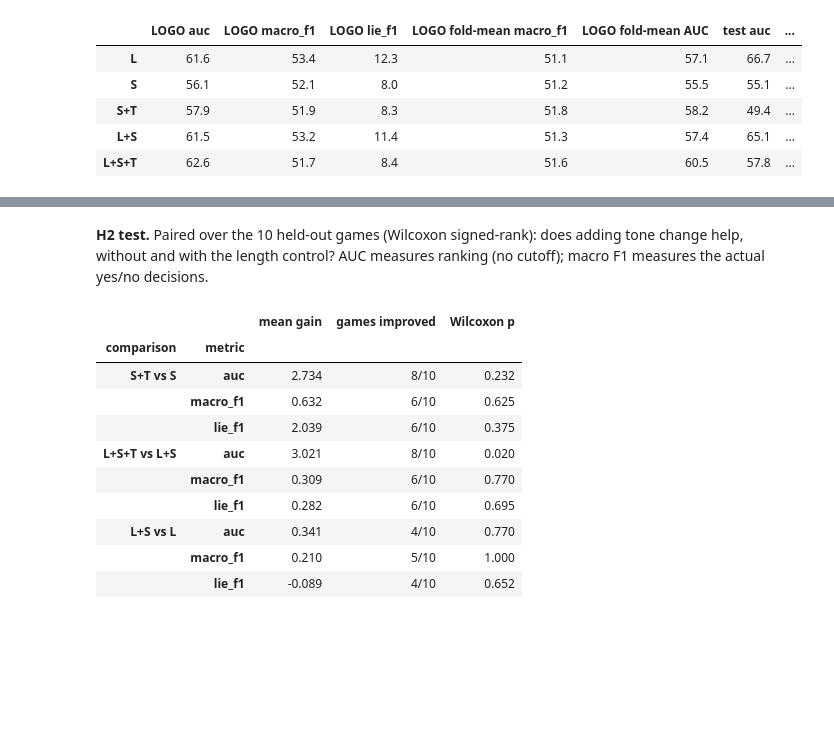
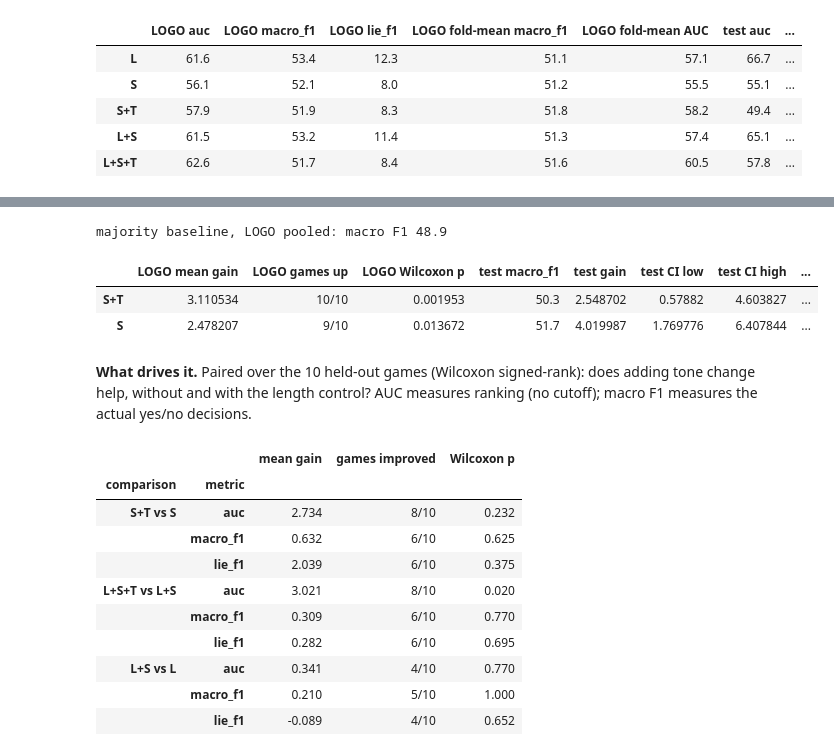
Before and after one commit to pelnd/cs415-deception-detection, a Jupyter notebook: src/test.ipynb, the cells around one changed output, grey strips where cells are left out. Cells and saved outputs as stored; diff of their text form; code cells hidden in the pictures; blank space fills up the shorter version.

```diff
--- a/src/test.ipynb
+++ b/src/test.ipynb
@@ -519,5 +523,27 @@ lr_table
+# %%
+from scipy.stats import wilcoxon
+from results import paired_bootstrap
+
+maj_logo = score(dev.is_lie, np.zeros(len(dev), int))
+print(f"majority baseline, LOGO pooled: macro F1 {maj_logo['macro_f1']:.1f}")
+h2_rows = {}
+for name in ["S+T", "S"]:
+    f = lr_folds[name]
+    maj = np.array([score(dev.is_lie[dev.game_id == g], np.zeros((dev.game_id == g).sum(), int))["macro_f1"] for g in f.game])
+    diff = f.macro_f1.values - maj
+    pb = paired_bootstrap(test.is_lie.values, lr_pred[name], np.zeros(len(test), int))["macro_f1"]
+    h2_rows[name] = {"LOGO mean gain": diff.mean(), "LOGO games up": f"{(diff > 0).sum()}/10",
+                     "LOGO Wilcoxon p": wilcoxon(diff).pvalue, "test macro_f1": lr_table.loc[name, "test macro_f1"],
+                     "test gain": pb["gain"], "test CI low": pb["ci"][0], "test CI high": pb["ci"][1], "test p": pb["p"]}
+h2_maj = pd.DataFrame(h2_rows).T
+h2_maj.round(3)
+# %% [output]
+majority baseline, LOGO pooled: macro F1 48.9
+|  | LOGO mean gain | LOGO games up | LOGO Wilcoxon p | test macro_f1 | test gain | test CI low | test CI high | ... |
+| S+T | 3.110534 | 10/10 | 0.001953 | 50.3 | 2.548702 | 0.57882 | 4.603827 | ... |
+| S | 2.478207 | 9/10 | 0.013672 | 51.7 | 4.019987 | 1.769776 | 6.407844 | ... |
 # %% [markdown]
-**H2 test.** Paired over the 10 held-out games (Wilcoxon signed-rank): does adding tone change help, without and with the length control? AUC measures ranking (no cutoff); macro F1 measures the actual yes/no decisions.
+**What drives it.** Paired over the 10 held-out games (Wilcoxon signed-rank): does adding tone change help, without and with the length control? AUC measures ranking (no cutoff); macro F1 measures the actual yes/no decisions.
 # %%
 from scipy.stats import wilcoxon
 rows = []
```
Also changed, not shown: parts of 15 cells of this notebook, 7 other files.
